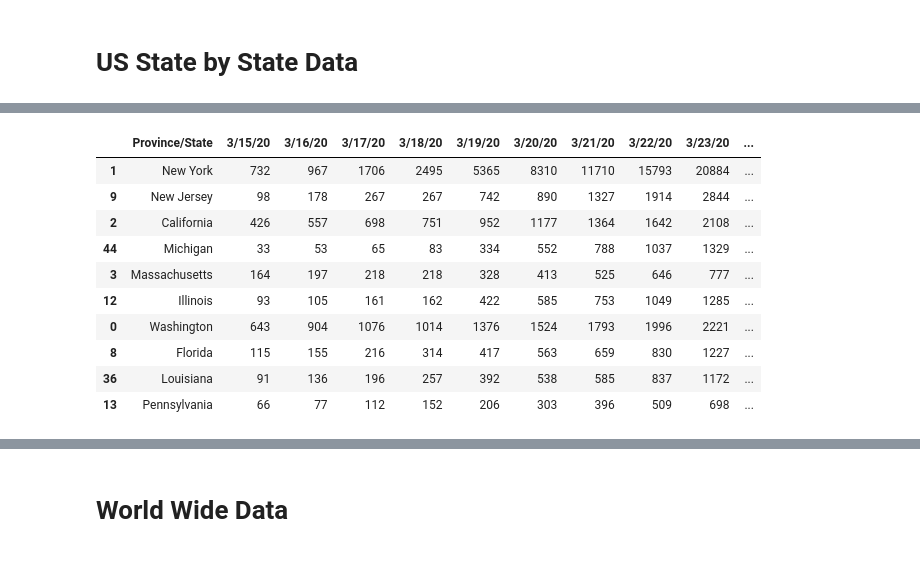
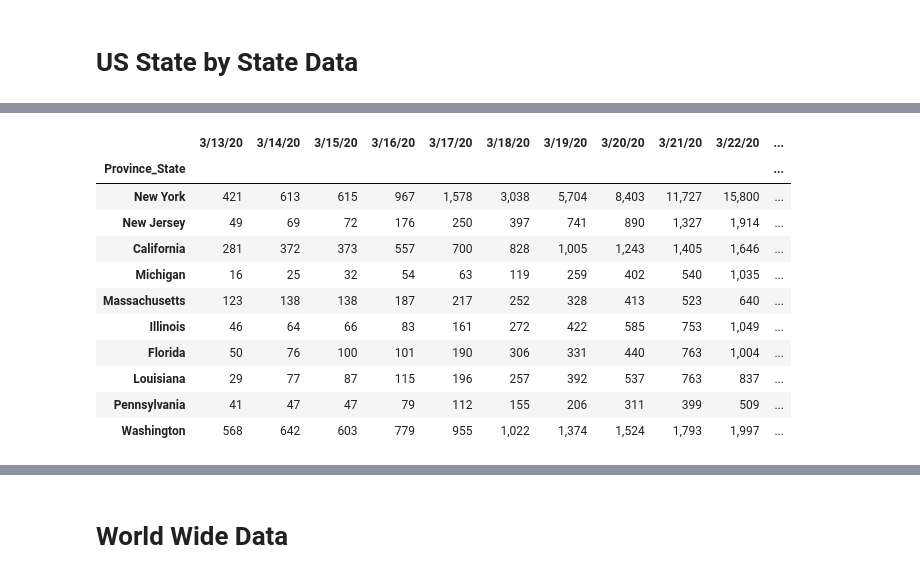
Before and after one commit to arkulkarni/COVID-19-Analysis, a Jupyter notebook: COVID-19-Analysis.ipynb, the cells around one changed output, grey strips where cells are left out. Saved outputs shown, nothing was run; the diff lists cells and outputs as text; code cells hidden in the pictures.

Commit message:
better scales, newer county data, key stats

```diff
--- a/COVID-19-Analysis.ipynb
+++ b/COVID-19-Analysis.ipynb
@@ -42,25 +42,13 @@ LogLinearScale = list([
             ]),
         )
     ])
+
+DEFAULT_DAYS = 20
+MONTH_DAYS = 31
 # %%
 # Read all the files
 dfConfirmedGlobal = pd.read_csv(r'https://raw.githubusercontent.com/CSSEGISandData/COVID-19/master/csse_covid_19_data/csse_covid_19_time_series/time_series_covid19_confirmed_global.csv')
 dfDeathsGlobal = pd.read_csv(r'https://raw.githubusercontent.com/CSSEGISandData/COVID-19/master/csse_covid_19_data/csse_covid_19_time_series/time_series_covid19_deaths_global.csv')
 
-baseURLFormat = 'https://raw.githubusercontent.com/CSSEGISandData/COVID-19/master/csse_covid_19_data/csse_covid_19_daily_reports/{}.csv'
-filePaths = [baseURLFormat.format(d.strftime('%m-%d-%Y')) for d in pd.date_range('2020-03-23', pd.to_datetime('today')).tolist()]
-
-df_from_each_file = []
-for f in filePaths:
-    try:
-        df_from_each_file.append(pd.read_csv(f))
-    except:
-        break
-dfByDay = pd.concat(df_from_each_file, ignore_index=True)
-
-dfConfirmedUS = pd.read_csv(r'https://raw.githubusercontent.com/CSSEGISandData/COVID-19/master/archived_data/archived_time_series/time_series_19-covid-Confirmed_archived_0325.csv')
-dfConfirmedUS = dfConfirmedUS[dfConfirmedUS.columns[:-1]]
-dfDeathsUS = pd.read_csv(r'https://raw.githubusercontent.com/CSSEGISandData/COVID-19/master/archived_data/archived_time_series/time_series_19-covid-Deaths_archived_0325.csv')
-dfDeathsUS = dfDeathsUS[dfDeathsUS.columns[:-1]]
-
-dfUSCounties = pd.read_csv(r'https://raw.githubusercontent.com/nytimes/covid-19-data/master/us-counties.csv')
+dfConfirmedUSCounties = pd.read_csv(r'https://raw.githubusercontent.com/CSSEGISandData/COVID-19/master/csse_covid_19_data/csse_covid_19_time_series/time_series_covid19_confirmed_US.csv')
+dfDeathsUSCounties = pd.read_csv(r'https://raw.githubusercontent.com/CSSEGISandData/COVID-19/master/csse_covid_19_data/csse_covid_19_time_series/time_series_covid19_deaths_US.csv')
@@ -85,0 +55,5 @@ dfDeathsUSStates = dfDeathsUSStates.sort_values(dfDeathsUSStates.columns[-1], as
+# %%
+dfConfirmedUSStates = dfConfirmedUSCounties.groupby('Province_State').sum()
+dfConfirmedUSStates = dfConfirmedUSStates[dfConfirmedUSStates.columns[5:]]
+dfDeathsUSStates = dfDeathsUSCounties.groupby('Province_State').sum()
+dfDeathsUSStates = dfDeathsUSStates[dfDeathsUSStates.columns[6:]]
@@ -230,30 +274,34 @@ pd.concat([dfUSConfirmedDailyNew, dfUSDeathsDailyNew]).style.format(IntegerForma
 # %% [markdown]
 # US State by State Data
 # %%
-dfUSConfirmedTop = dfConfirmedUSStates.head(10)
+dfUSConfirmedTop = dfConfirmedUSStates.sort_values(dfConfirmedUSStates.columns[-1], ascending=False).head(10)
 
 data = [{
-    'x': row[1].index[50:],
-    'y': row[1].values[50:],
-    'name': row[1].values[0]
+    'x': row[1].index[-DEFAULT_DAYS:],
+    'y': row[1].values[-DEFAULT_DAYS:],
+    'name': row[0]
 }  for row in dfUSConfirmedTop.iterrows()]
 
 layout = dict(title = 'US States - Confirmed Cases', updatemenus=LogLinearScale)
 py.iplot(dict(data=data, layout=layout))
-dfUSConfirmedTop = dfUSConfirmedTop[np.append(dfUSConfirmedTop.columns[0], dfUSConfirmedTop.columns[-15:])]
-dfUSConfirmedTop['percent_total'] = dfConfirmedUSStates[dfConfirmedUSStates.columns[-1]]/sum(dfConfirmedUSStates[dfConfirmedUSStates.columns[-1]])
-dfUSConfirmedTop.style.format({'percent_total': PercentFormatter})
+dfUSConfirmedTop = dfUSConfirmedTop[dfUSConfirmedTop.columns[-DEFAULT_DAYS:]]
+dfUSConfirmedTop['percent_of_total'] = dfConfirmedUSStates[dfConfirmedUSStates.columns[-1]]/sum(dfConfirmedUSStates[dfConfirmedUSStates.columns[-1]])
+
+colFormats = dict.fromkeys(list(a for a in dfUSConfirmedTop.columns[1:]), IntegerFormatter)
+colFormats['percent_of_total'] = PercentFormatter
+dfUSConfirmedTop.style.format(colFormats)
 # %% [output]
 [interactive output not drawn]
-|  | Province/State | 3/15/20 | 3/16/20 | 3/17/20 | 3/18/20 | 3/19/20 | 3/20/20 | 3/21/20 | 3/22/20 | 3/23/20 | ... |
-| 1 | New York | 732 | 967 | 1706 | 2495 | 5365 | 8310 | 11710 | 15793 | 20884 | ... |
-| 9 | New Jersey | 98 | 178 | 267 | 267 | 742 | 890 | 1327 | 1914 | 2844 | ... |
-| 2 | California | 426 | 557 | 698 | 751 | 952 | 1177 | 1364 | 1642 | 2108 | ... |
-| 44 | Michigan | 33 | 53 | 65 | 83 | 334 | 552 | 788 | 1037 | 1329 | ... |
-| 3 | Massachusetts | 164 | 197 | 218 | 218 | 328 | 413 | 525 | 646 | 777 | ... |
-| 12 | Illinois | 93 | 105 | 161 | 162 | 422 | 585 | 753 | 1049 | 1285 | ... |
-| 0 | Washington | 643 | 904 | 1076 | 1014 | 1376 | 1524 | 1793 | 1996 | 2221 | ... |
-| 8 | Florida | 115 | 155 | 216 | 314 | 417 | 563 | 659 | 830 | 1227 | ... |
-| 36 | Louisiana | 91 | 136 | 196 | 257 | 392 | 538 | 585 | 837 | 1172 | ... |
-| 13 | Pennsylvania | 66 | 77 | 112 | 152 | 206 | 303 | 396 | 509 | 698 | ... |
+|  | 3/13/20 | 3/14/20 | 3/15/20 | 3/16/20 | 3/17/20 | 3/18/20 | 3/19/20 | 3/20/20 | 3/21/20 | 3/22/20 | ... |
+| Province_State |  |  |  |  |  |  |  |  |  |  | ... |
+| New York | 421 | 613 | 615 | 967 | 1,578 | 3,038 | 5,704 | 8,403 | 11,727 | 15,800 | ... |
+| New Jersey | 49 | 69 | 72 | 176 | 250 | 397 | 741 | 890 | 1,327 | 1,914 | ... |
+| California | 281 | 372 | 373 | 557 | 700 | 828 | 1,005 | 1,243 | 1,405 | 1,646 | ... |
+| Michigan | 16 | 25 | 32 | 54 | 63 | 119 | 259 | 402 | 540 | 1,035 | ... |
+| Massachusetts | 123 | 138 | 138 | 187 | 217 | 252 | 328 | 413 | 523 | 640 | ... |
+| Illinois | 46 | 64 | 66 | 83 | 161 | 272 | 422 | 585 | 753 | 1,049 | ... |
+| Florida | 50 | 76 | 100 | 101 | 190 | 306 | 331 | 440 | 763 | 1,004 | ... |
+| Louisiana | 29 | 77 | 87 | 115 | 196 | 257 | 392 | 537 | 763 | 837 | ... |
+| Pennsylvania | 41 | 47 | 47 | 79 | 112 | 155 | 206 | 311 | 399 | 509 | ... |
+| Washington | 568 | 642 | 603 | 779 | 955 | 1,022 | 1,374 | 1,524 | 1,793 | 1,997 | ... |
 # %%
```
Also changed, not shown: parts of 16 cells of this notebook.
